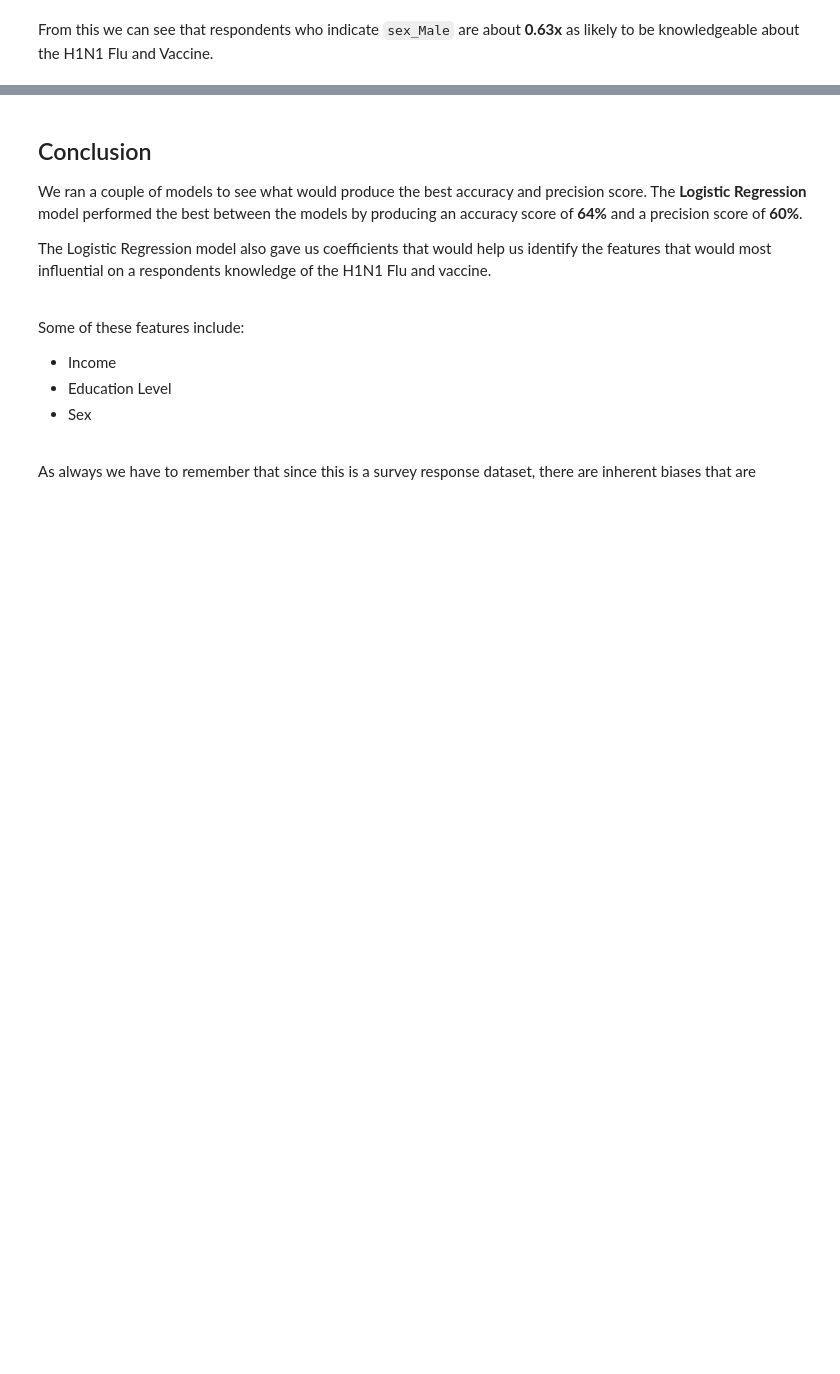
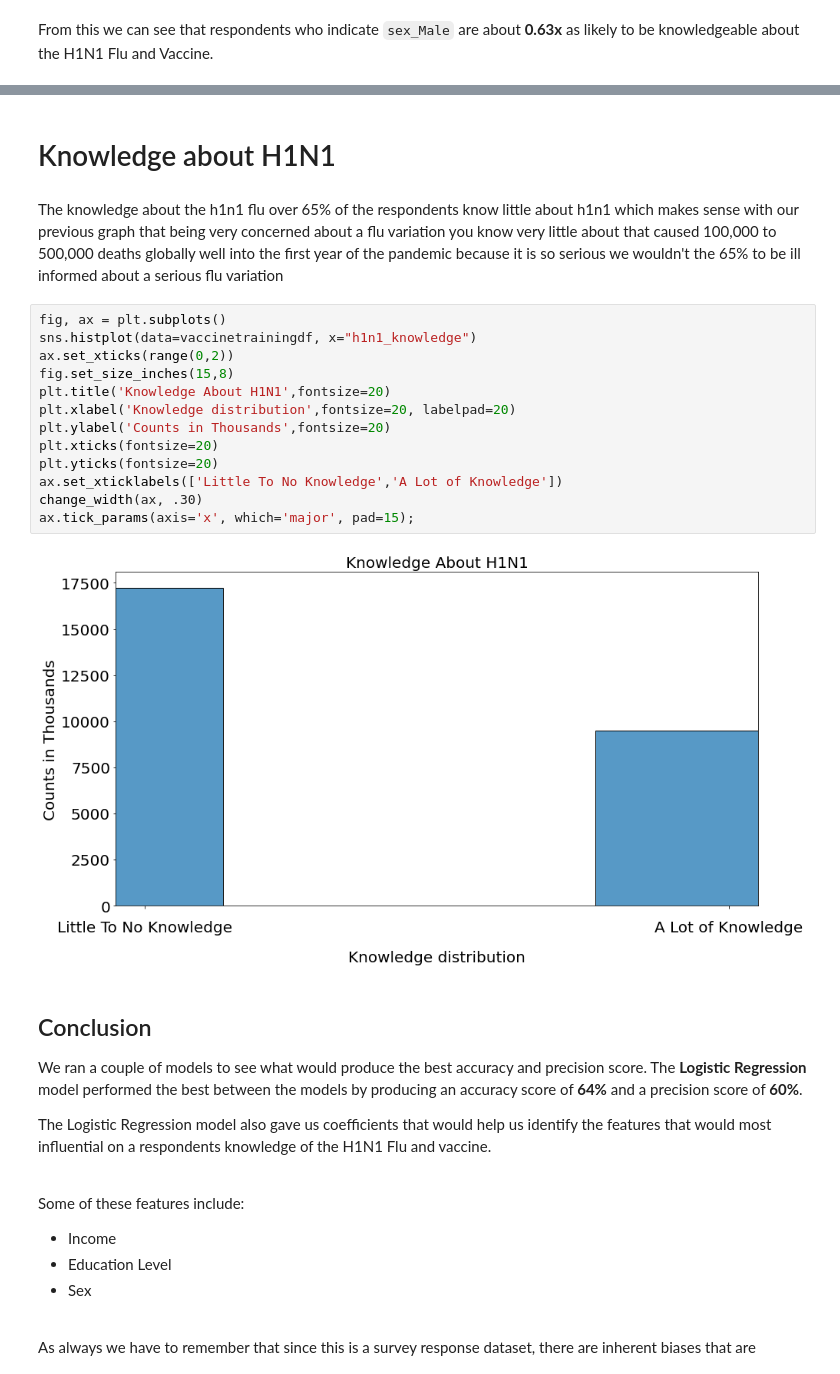
Before and after one commit to petercvuong/Phase-3-Project, a Jupyter notebook: Project 3 Notebook.ipynb, the cells around one changed output, grey strips where cells are left out. Drawn from its saved outputs; the diff is of its cells as text; blank space fills up the shorter version.

```diff
--- a/Project 3 Notebook.ipynb
+++ b/Project 3 Notebook.ipynb
@@ -789,3 +831,22 @@ From this we can see that respondents who indicate `sex_Male` are about **0.63x*
+# %% [markdown]
+# Knowledge about H1N1
+# %% [markdown]
+The knowledge about the h1n1 flu over 65% of the respondents know little about h1n1 which makes sense with our previous graph that being very concerned about a flu variation you know very little about that caused 100,000 to 500,000 deaths globally well into the first year of the pandemic because it is so serious we wouldn't the 65% to be ill informed about a serious flu variation
+# %%
+fig, ax = plt.subplots()
+sns.histplot(data=vaccinetrainingdf, x="h1n1_knowledge")
+ax.set_xticks(range(0,2))
+fig.set_size_inches(15,8)
+plt.title('Knowledge About H1N1',fontsize=20)
+plt.xlabel('Knowledge distribution',fontsize=20, labelpad=20)
+plt.ylabel('Counts in Thousands',fontsize=20)
+plt.xticks(fontsize=20)
+plt.yticks(fontsize=20)
+ax.set_xticklabels(['Little To No Knowledge','A Lot of Knowledge'])
+change_width(ax, .30)
+ax.tick_params(axis='x', which='major', pad=15);
+# %% [output]
+[figure, added]
 # %% [markdown]
 ## Conclusion
 
```
Also changed, not shown: parts of 27 cells of this notebook.
